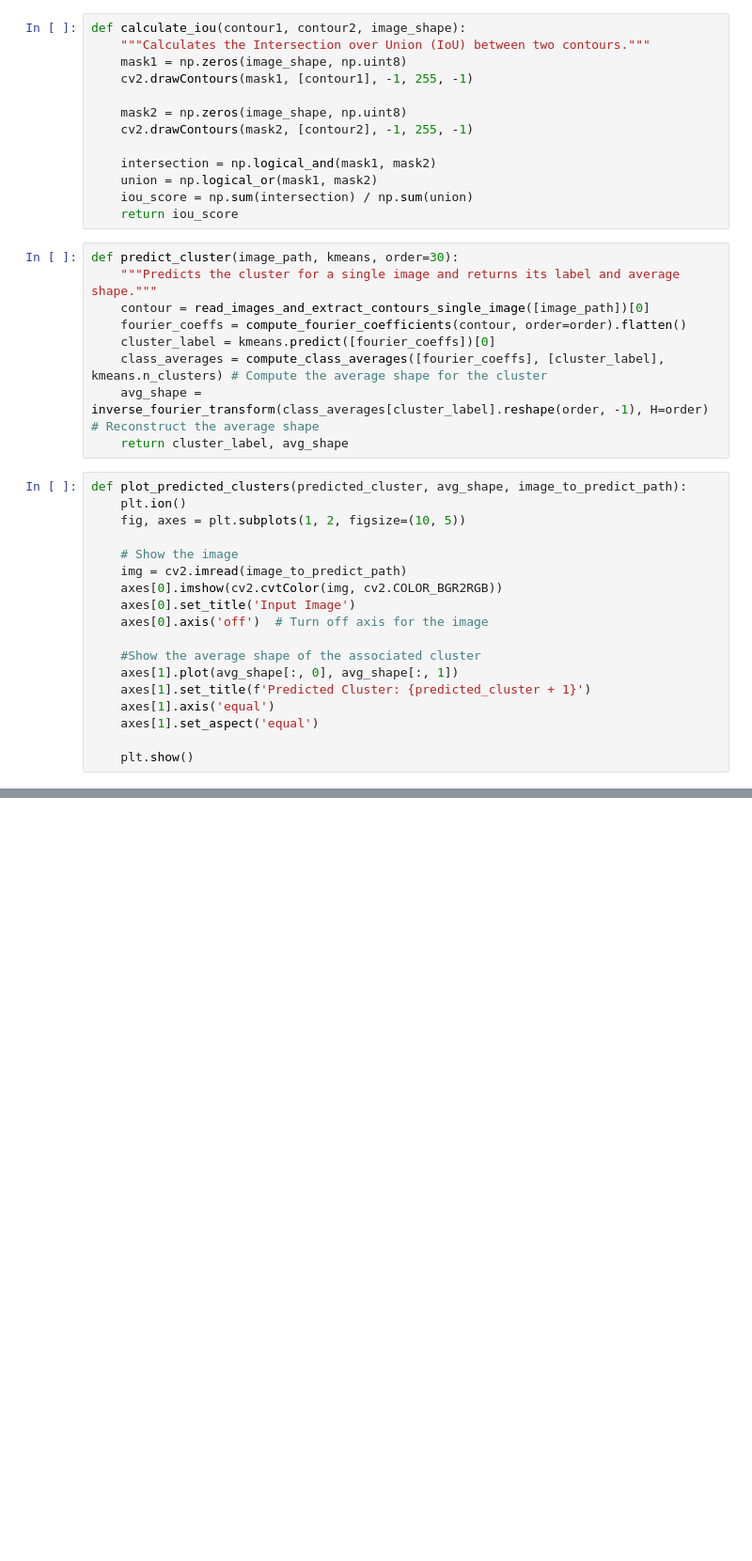
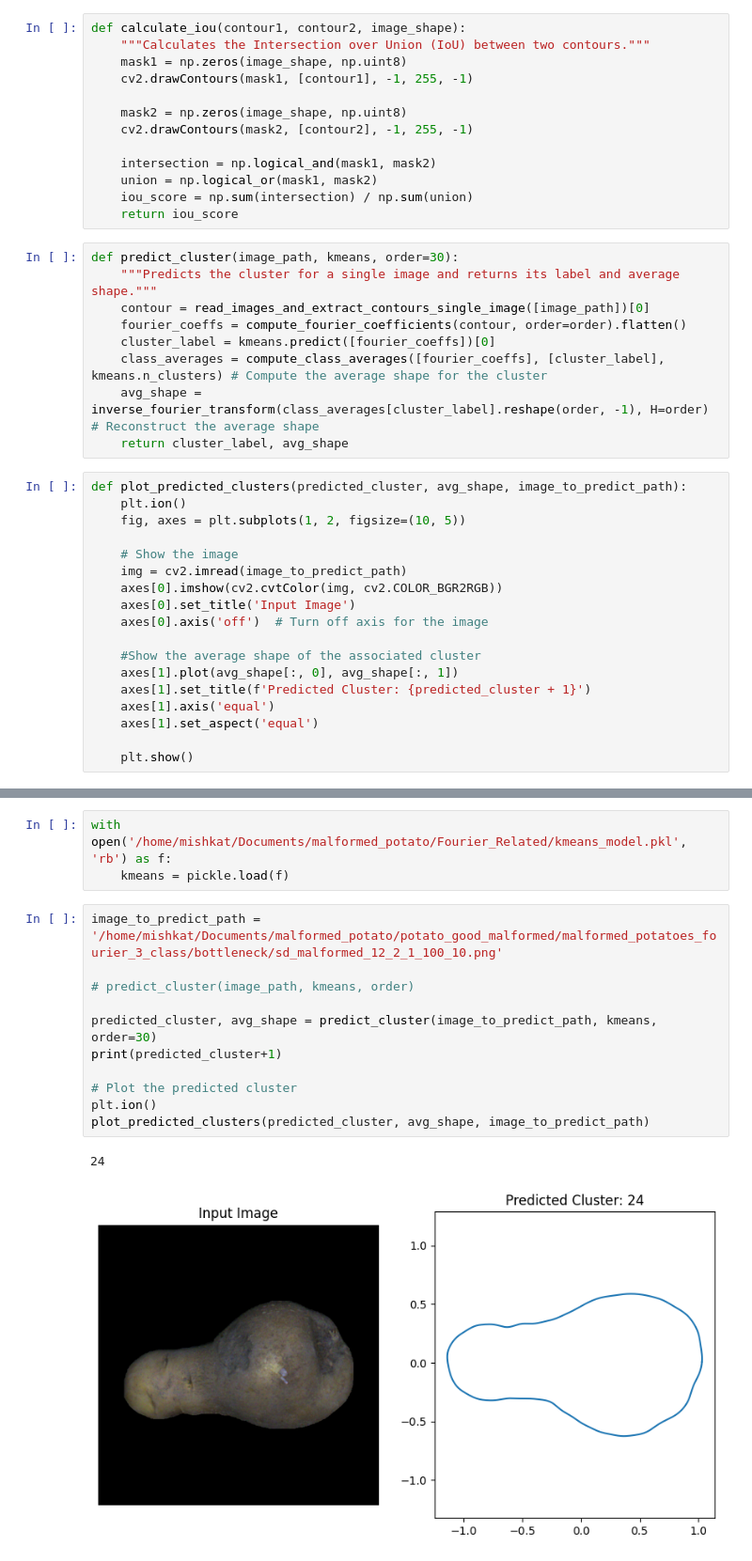
Before and after one commit to code-BSOD/malformed_potato, a Jupyter notebook: Fourier_Related/fourier_prediction.ipynb, the cells around one changed output, grey strips where cells are left out. Shown: that part at 94% size. Cells and saved outputs as stored; diff of their text form; blank space fills up the shorter version.

```diff
--- a/Fourier_Related/fourier_prediction.ipynb
+++ b/Fourier_Related/fourier_prediction.ipynb
@@ -164,3 +185,20 @@ def main(folder_path, n_clusters=36, order=30):
+# %%
+with open('/home/mishkat/Documents/malformed_potato/Fourier_Related/kmeans_model.pkl', 'rb') as f:
+    kmeans = pickle.load(f)
+# %%
+image_to_predict_path = '/home/mishkat/Documents/malformed_potato/potato_good_malformed/malformed_potatoes_fourier_3_class/bottleneck/sd_malformed_12_2_1_100_10.png'
+
+# predict_cluster(image_path, kmeans, order)
+
+predicted_cluster, avg_shape = predict_cluster(image_to_predict_path, kmeans, order=30)
+print(predicted_cluster+1)
+
+# Plot the predicted cluster
+plt.ion()
+plot_predicted_clusters(predicted_cluster, avg_shape, image_to_predict_path)
+# %% [output]
+24
+[figure, added]
 # %%
 
 if __name__ == "__main__":
```
Also changed, not shown: parts of 4 cells of this notebook, 5 other files.
